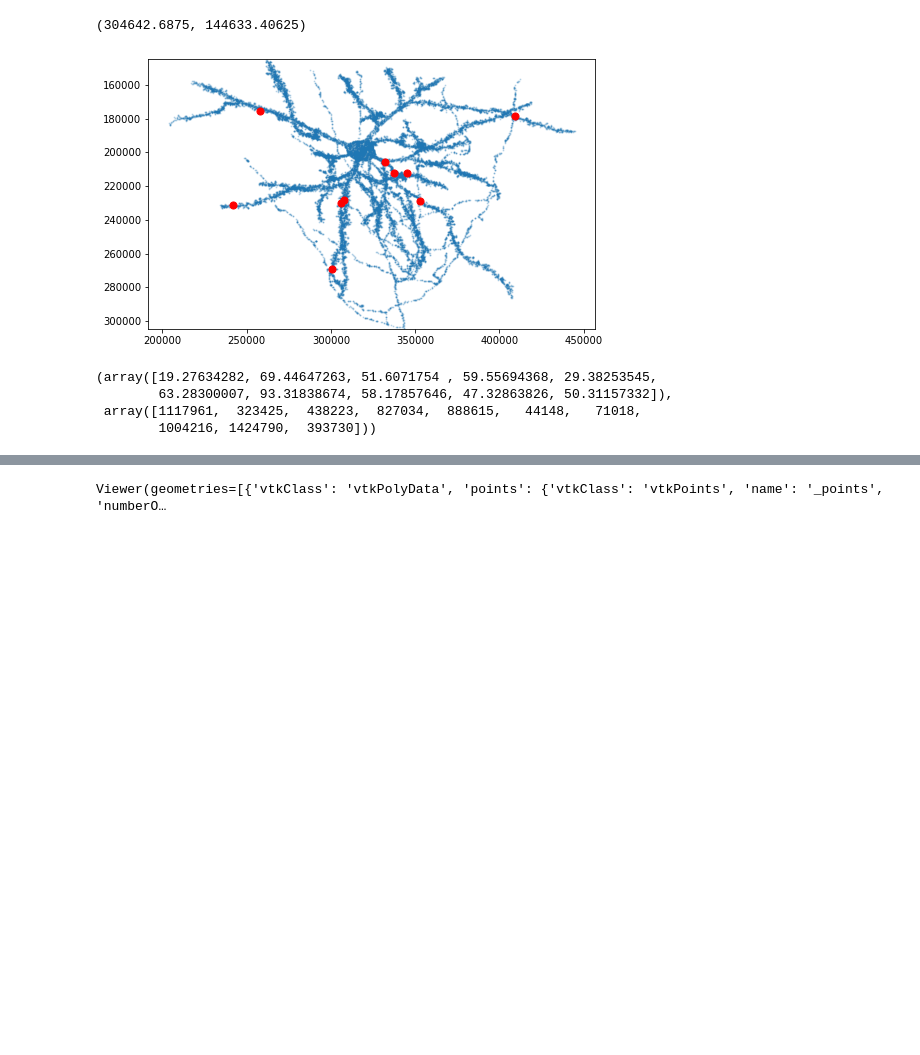
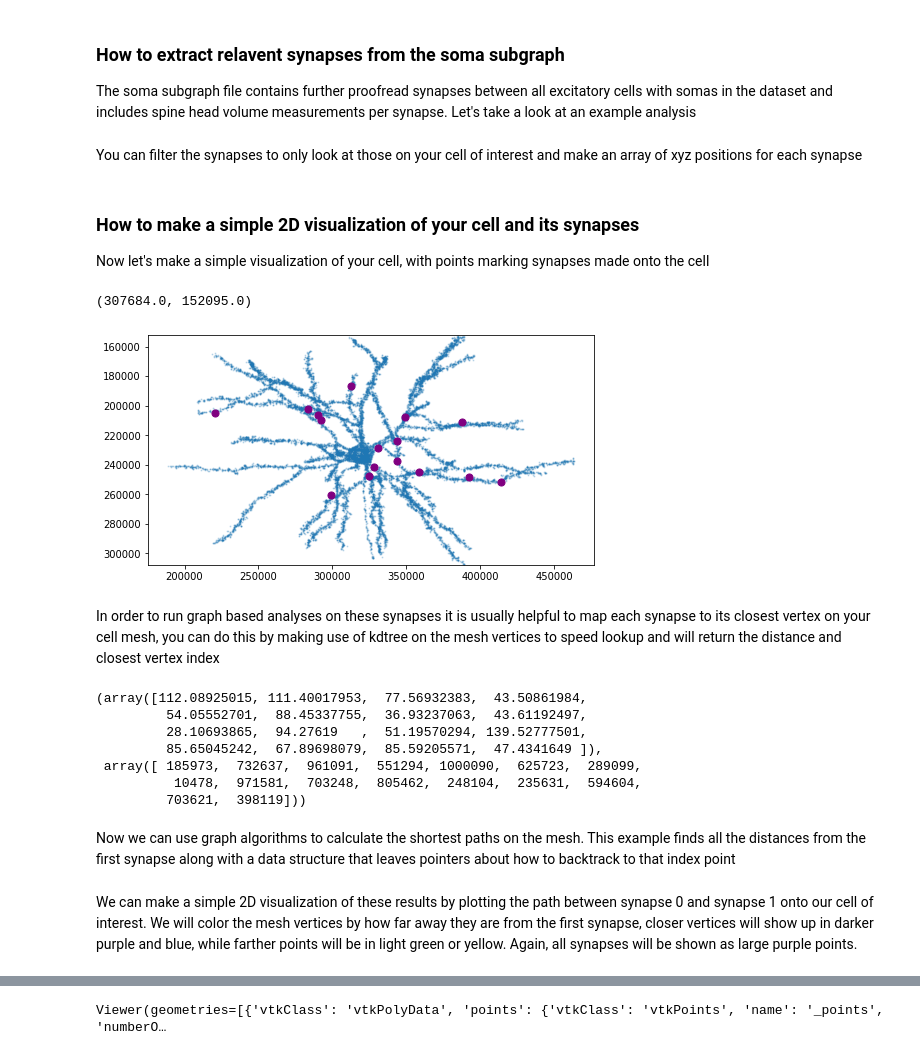
Before and after one commit to AllenInstitute/OFS-EM-Connectomics, a Jupyter notebook: notebooks/MeshExample.ipynb, the cells around one changed output, grey strips where cells are left out. Drawn from its saved outputs; the diff is of its cells as text; code cells hidden in the pictures; blank space fills up the shorter version.

```diff
--- a/notebooks/MeshExample.ipynb
+++ b/notebooks/MeshExample.ipynb
@@ -6,6 +36,6 @@ import numpy as np
 # %%
 # setup the mesh meta to handle downloads and caching
-mesh_dir = '../data/meshes'
+mesh_dir = '../data/layer23_v185_meshes'
 seg_source = "precomputed://https://storage.googleapis.com/microns_public_datasets/pinky100_v185/seg"
 mm = trimesh_io.MeshMeta(cv_path=seg_source,
                          disk_cache_path=mesh_dir,
@@ -17,0 +43,5 @@ seg_id = 648518346349538235
+# %%
+# Read mesh off disk
+seg_id = 648518346349539593 # 648518346349538235
+mesh_file = os.path.join(mesh_dir, str(seg_id)+'.h5')
+mesh = mm.mesh(mesh_file)
@@ -18,7 +56,6 @@ seg_id = 648518346349538235
 # %%
-# this will download the mesh via cloudvolume
-# and convert it to a Mesh object (an extension of trimesh)
+# Download the mesh via cloudvolume and convert it to a Mesh object (an extension of trimesh)
 # https://github.com/mikedh/trimesh
 # see MeshParty docs https://meshparty.readthedocs.io/en/latest/?badge=latest
-# for more information
-mesh = mm.mesh(seg_id=seg_id, remove_duplicate_vertices=True)
+
+axon_mesh = mm.mesh(seg_id = 648518346342800757, remove_duplicate_vertices=True)
@@ -30 +62,5 @@ mesh.n_vertices, mesh.n_faces
+# %% [markdown]
+### How to extract relavent synapses from the soma subgraph
+
+The soma subgraph file contains further proofread synapses between all excitatory cells with somas in the dataset and includes spine head volume measurements per synapse. Let's take a look at an example analysis
 # %%
@@ -32,18 +68,24 @@ mesh.n_vertices, mesh.n_faces
 soma_subgraph_df = pd.read_csv('../data/soma_subgraph_synapses_spines_v185.csv')
+# %% [markdown]
+You can filter the synapses to only look at those on your cell of interest and make an array of xyz positions for each synapse
 # %%
 # filter the synapses onto this cell
-cell_subgraph = soma_subgraph_df.query(f'post_root_id=={seg_id}')
+cell_post_subgraph = soma_subgraph_df.query(f'post_root_id=={seg_id}')
+
 # make an array of xyz synapse positions
-syn_xyz=cell_subgraph[['ctr_pt_x_nm', 'ctr_pt_y_nm', 'ctr_pt_z_nm']].values
+syn_xyz=cell_post_subgraph[['ctr_pt_x_nm', 'ctr_pt_y_nm', 'ctr_pt_z_nm']].values
+# %% [markdown]
+### How to make a simple 2D visualization of your cell and its synapses
+
+Now let's make a simple visualization of your cell, with points marking synapses made onto the cell
 # %%
-# let's make a simple 2d visualization of the
 f,ax = plt.subplots(figsize=(8,8))
 ax.scatter(mesh.vertices[::50,0], mesh.vertices[::50,1], s=1, alpha=.2)
 # add in the locations of synapses between cell bodies
 
-ax.scatter(syn_xyz[:,0], syn_xyz[:,1], c='r', s=50)
+ax.scatter(syn_xyz[:,0], syn_xyz[:,1], c='purple', s=50)
 ax.set_aspect('equal')
 ax.set_ylim(np.max(mesh.vertices[:,1]), np.min(mesh.vertices[:,1]))
 # %% [output]
-(304642.6875, 144633.40625)
+(307684.0, 152095.0)
-[figure, old version]
+[figure, new version]
@@ -54,0 +92,2 @@ syn_ds, syn_mesh_inds=mesh.kdtree.query(syn_xyz)
+# %% [markdown]
+In order to run graph based analyses on these synapses it is usually helpful to map each synapse to its closest vertex on your cell mesh, you can do this by making use of kdtree on the mesh vertices to speed lookup and will return the distance and closest vertex index
@@ -55,12 +96,15 @@ syn_ds, syn_mesh_inds=mesh.kdtree.query(syn_xyz)
 # %%
-# all the distances are quite close < 110 nm
+# all the distances are quite close < ~110 nm
 # mesh vertices have ~150 nm spacing
 syn_ds, syn_mesh_inds
 # %% [output]
-(array([19.27634282, 69.44647263, 51.6071754 , 59.55694368, 29.38253545,
-        63.28300007, 93.31838674, 58.17857646, 47.32863826, 50.31157332]),
- array([1117961,  323425,  438223,  827034,  888615,   44148,   71018,
-        1004216, 1424790,  393730]))
+(array([112.08925015, 111.40017953,  77.56932383,  43.50861984,
+         54.05552701,  88.45337755,  36.93237063,  43.61192497,
+         28.10693865,  94.27619   ,  51.19570294, 139.52777501,
+         85.65045242,  67.89698079,  85.59205571,  47.4341649 ]),
+ array([ 185973,  732637,  961091,  551294, 1000090,  625723,  289099,
+          10478,  971581,  703248,  805462,  248104,  235631,  594604,
+         703621,  398119]))
 # %%
 # import scipy's spare graph library
 from scipy import sparse
@@ -75,0 +111,2 @@ ds, path = sparse.csgraph.dijkstra(mesh.csgraph,
+# %% [markdown]
+Now we can use graph algorithms to calculate the shortest paths on the mesh. This example finds all the distances from the first synapse along with a data structure that leaves pointers about how to backtrack to that index point
@@ -76,6 +118,8 @@ ds, path = sparse.csgraph.dijkstra(mesh.csgraph,
 # %%
 # convert the predecessors into a path from synapse 1 to synapse 0
 syn_to_syn_path = utils.get_path(syn_mesh_inds[0], syn_mesh_inds[1], path)
+# %% [markdown]
+We can make a simple 2D visualization of these results by plotting the path between synapse 0 and synapse 1 onto our cell of interest. We will color the mesh vertices by how far away they are from the first synapse, closer vertices will show up in darker purple and blue, while farther points will be in light green or yellow. Again, all synapses will be shown as large purple points.
 # %%
 # let's make a simple 2d visualization of thes results
 f,ax = plt.subplots(figsize=(8,8))
```
Also changed, not shown: parts of 19 cells of this notebook.
